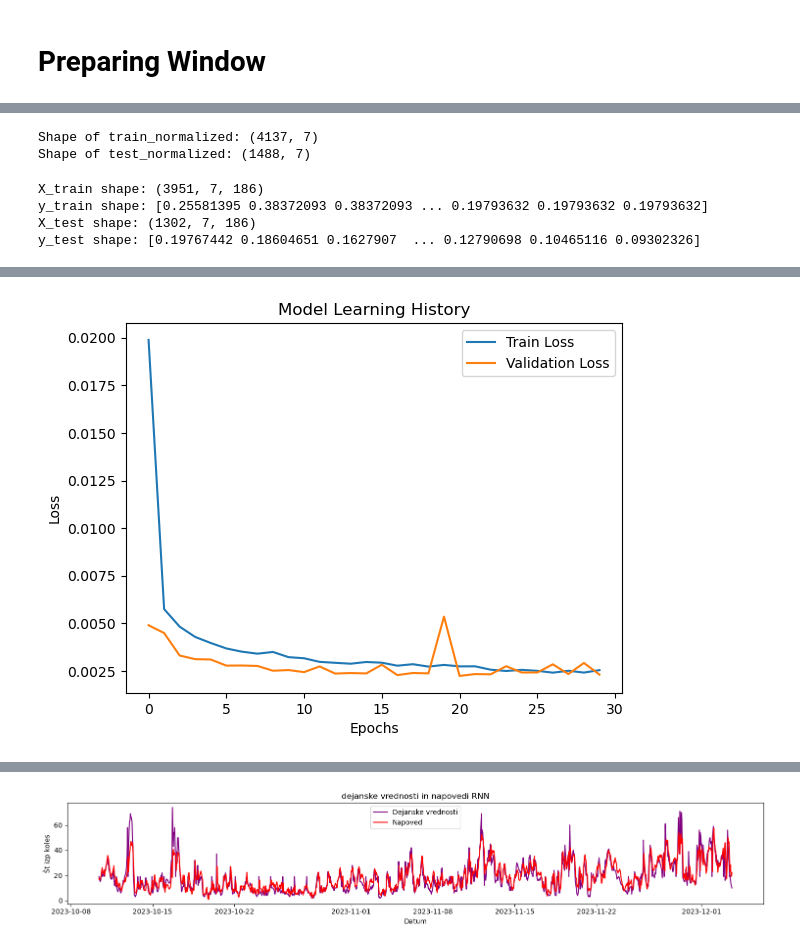
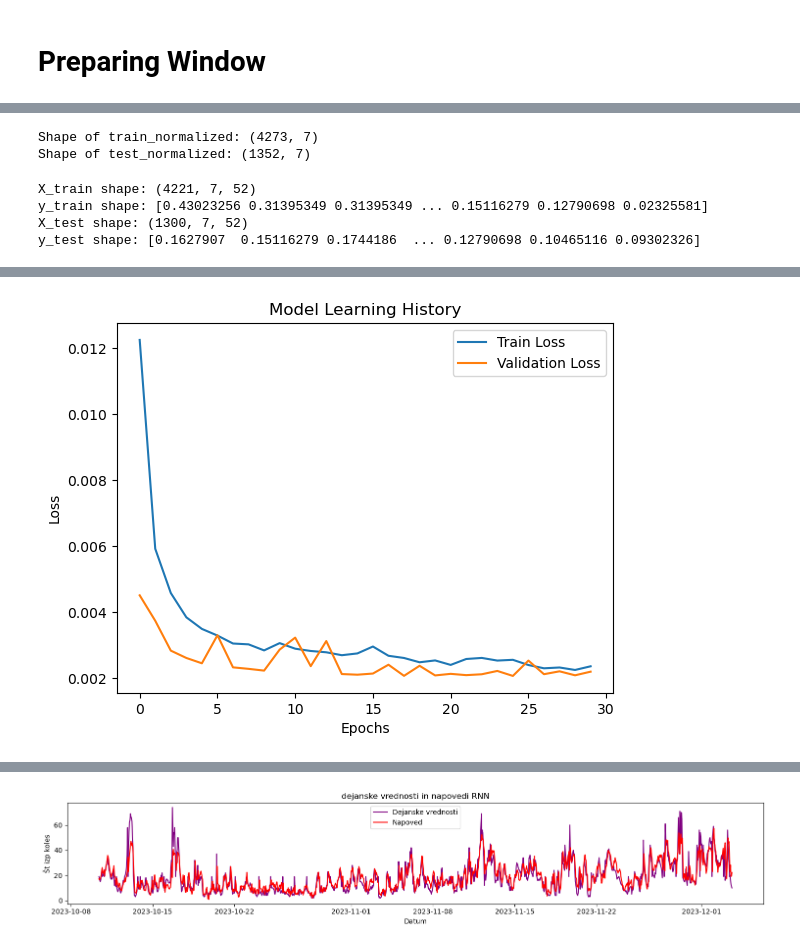
Before and after one commit to trdin/air_quality_RNN, a Jupyter notebook: projekt.ipynb, the cells around one changed output, grey strips where cells are left out. Saved outputs shown, nothing was run; the diff lists cells and outputs as text; code cells hidden in the pictures.

Commit message:
found the best window size

```diff
--- a/projekt.ipynb
+++ b/projekt.ipynb
@@ -328,7 +376,7 @@ plot_histograms(learn_features)
 # Preparing Window
 # %%
 # spliting data into test and train
-train_size = len(multivariate_series) - 1302 - 186
+train_size = len(multivariate_series) - 1300 - 52
 train_data, test_data = multivariate_series[:train_size], multivariate_series[train_size:]
 # %%
 train_data.shape, test_data.shape
@@ -377,8 +438,8 @@ test_normalized = np.column_stack([test_pm10_normalized, test_other_normalized])
 print("Shape of train_normalized:", train_normalized.shape)
 print("Shape of test_normalized:", test_normalized.shape)
 # %% [output]
-Shape of train_normalized: (4137, 7)
-Shape of test_normalized: (1488, 7)
+Shape of train_normalized: (4273, 7)
+Shape of test_normalized: (1352, 7)
 # %%
 def create_multivariate_dataset_with_steps(time_series, look_back=1, step=1):
     X, y = [], []
@@ -387,7 +448,7 @@ def create_multivariate_dataset_with_steps(time_series, look_back=1, step=1):
         y.append(time_series[i + look_back, 0])
     return np.array(X), np.array(y)
 
-look_back = 186
+look_back = 52
 step = 1
 
 X_train, y_train = create_multivariate_dataset_with_steps(train_normalized, look_back, step)
@@ -402,10 +463,10 @@ print(f"y_train shape: {y_train}")
 print(f"X_test shape: {X_test.shape}")
 print(f"y_test shape: {y_test}")
 # %% [output]
-X_train shape: (3951, 7, 186)
-y_train shape: [0.25581395 0.38372093 0.38372093 ... 0.19793632 0.19793632 0.19793632]
-X_test shape: (1302, 7, 186)
-y_test shape: [0.19767442 0.18604651 0.1627907  ... 0.12790698 0.10465116 0.09302326]
+X_train shape: (4221, 7, 52)
+y_train shape: [0.43023256 0.31395349 0.31395349 ... 0.15116279 0.12790698 0.02325581]
+X_test shape: (1300, 7, 52)
+y_test shape: [0.1627907  0.15116279 0.1744186  ... 0.12790698 0.10465116 0.09302326]
 # %%
 from tensorflow.keras.layers import LSTM, GRU, Dense, RNN, SimpleRNNCell
 
@@ -448,7 +509,7 @@ def train_and_plot_model(model, X_train, y_train, epochs=50):
 # %%
 input_shape = (X_train.shape[1], X_train.shape[2])
 # %%
-rnn_model_adv = build_rnn_model(input_shape)
+rnn_model_adv = build_lstm_model(input_shape)
 train_and_plot_model(rnn_model_adv, X_train, y_train, epochs=30)
 # %% [output]
 Epoch 1/30
@@ -471,2 +532,2 @@ Epoch 30/30
-[figure, old version]
+[figure, new version]
 # %%
```
Also changed, not shown: parts of 22 cells of this notebook.
